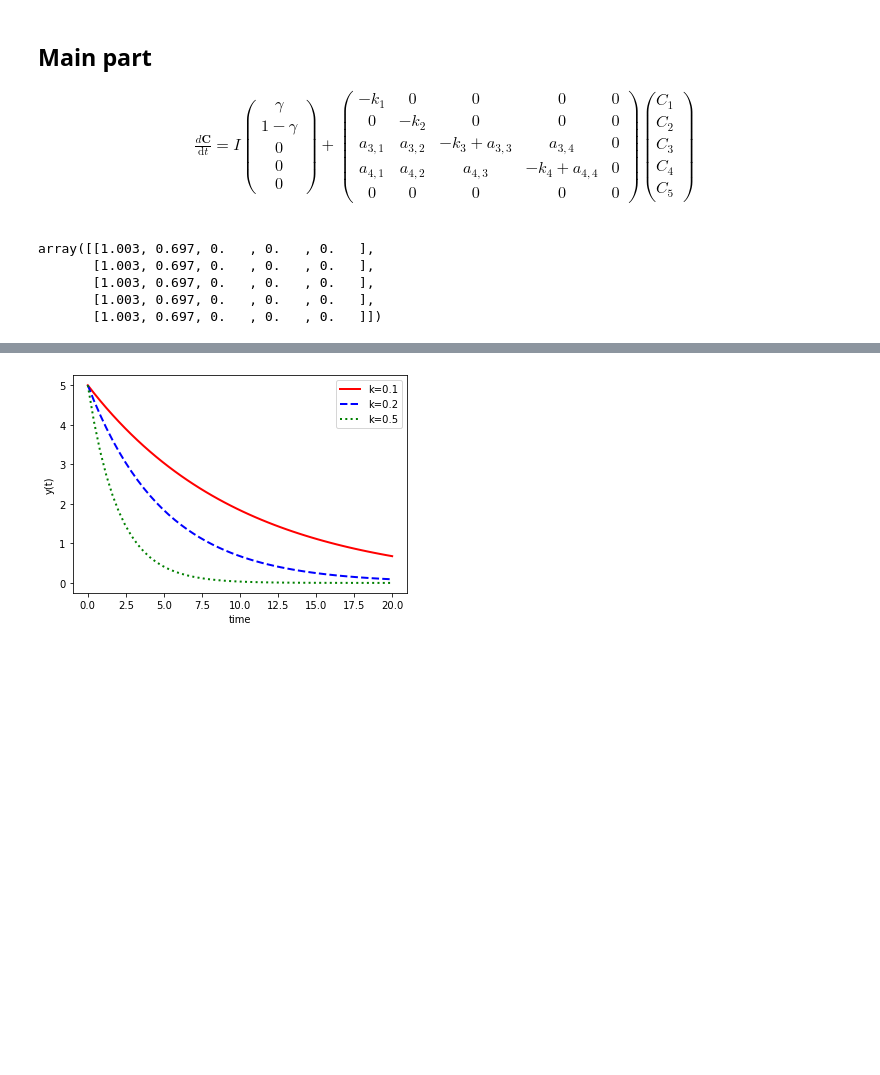
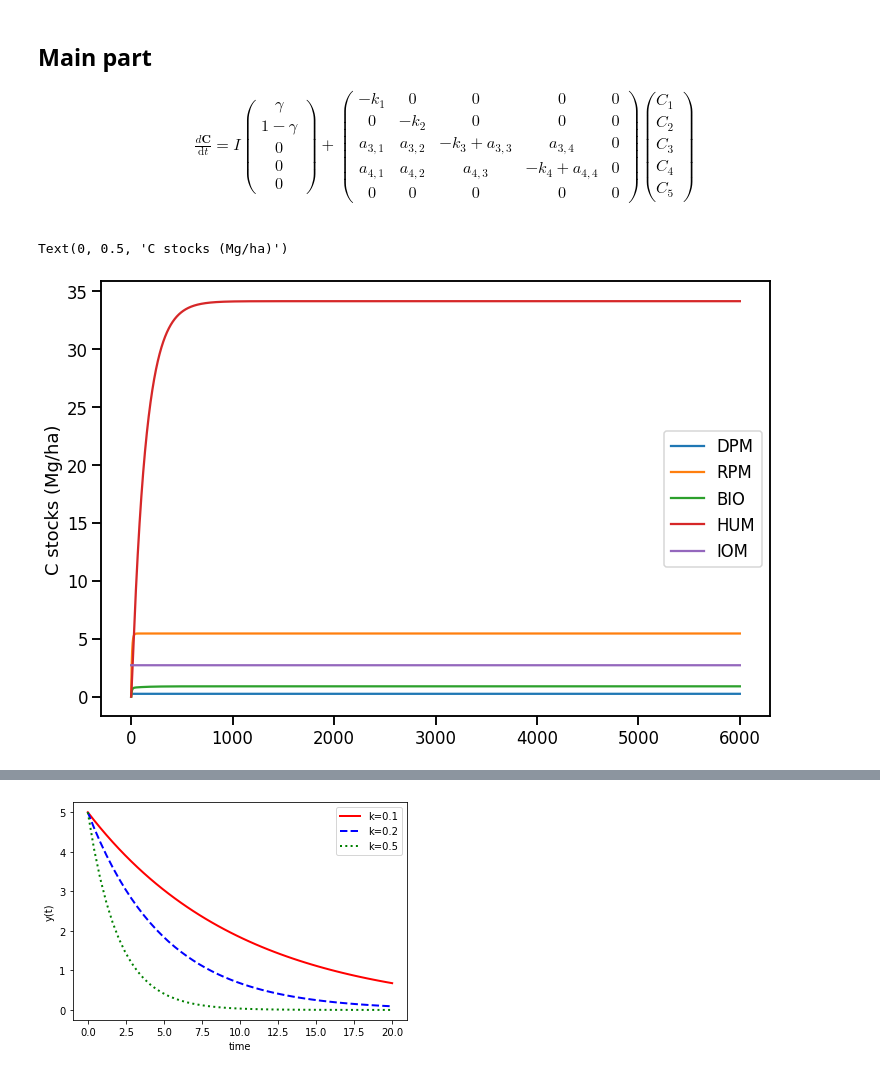
Before and after one commit to mishagrol/pyRothC, a Jupyter notebook: notebooks/pyRothC.ipynb, the cells around one changed output, grey strips where cells are left out. Drawn from its saved outputs; the diff is of its cells as text; code cells hidden in the pictures; blank space fills up the shorter version.

```diff
--- a/notebooks/pyRothC.ipynb
+++ b/notebooks/pyRothC.ipynb
@@ -168,8 +205,21 @@ in_flux = rothC.get_input_flux(input_carbon=input_carbon)
-# %%
-in_flux + A * rothC.C0
-# %% [output]
-array([[1.003, 0.697, 0.   , 0.   , 0.   ],
-       [1.003, 0.697, 0.   , 0.   , 0.   ],
-       [1.003, 0.697, 0.   , 0.   , 0.   ],
-       [1.003, 0.697, 0.   , 0.   , 0.   ],
-       [1.003, 0.697, 0.   , 0.   , 0.   ]])
+# %%
+rothC = RothC(temperature=Temp,
+             precip=Precip,
+             evaporation=Evp,
+             clay = 48)
+
+
+y1 = odeint(rothC.dCdt,rothC.C0, t=rothC.t)
+# rothC.dCdt(rothC.C0, 2)
+# %%
+df=pd.DataFrame(y1, columns=rothC.ks_pulls)
+# %%
+import seaborn as sns
+sns.set_context('talk')
+# %%
+fig, ax = plt.subplots(1,1,figsize=(12,8))
+df.plot(ax=ax)
+ax.set_ylabel('C stocks (Mg/ha)')
+# %% [output]
+Text(0, 0.5, 'C stocks (Mg/ha)')
+[figure, added]
```
Also changed, not shown: parts of 20 cells of this notebook.
